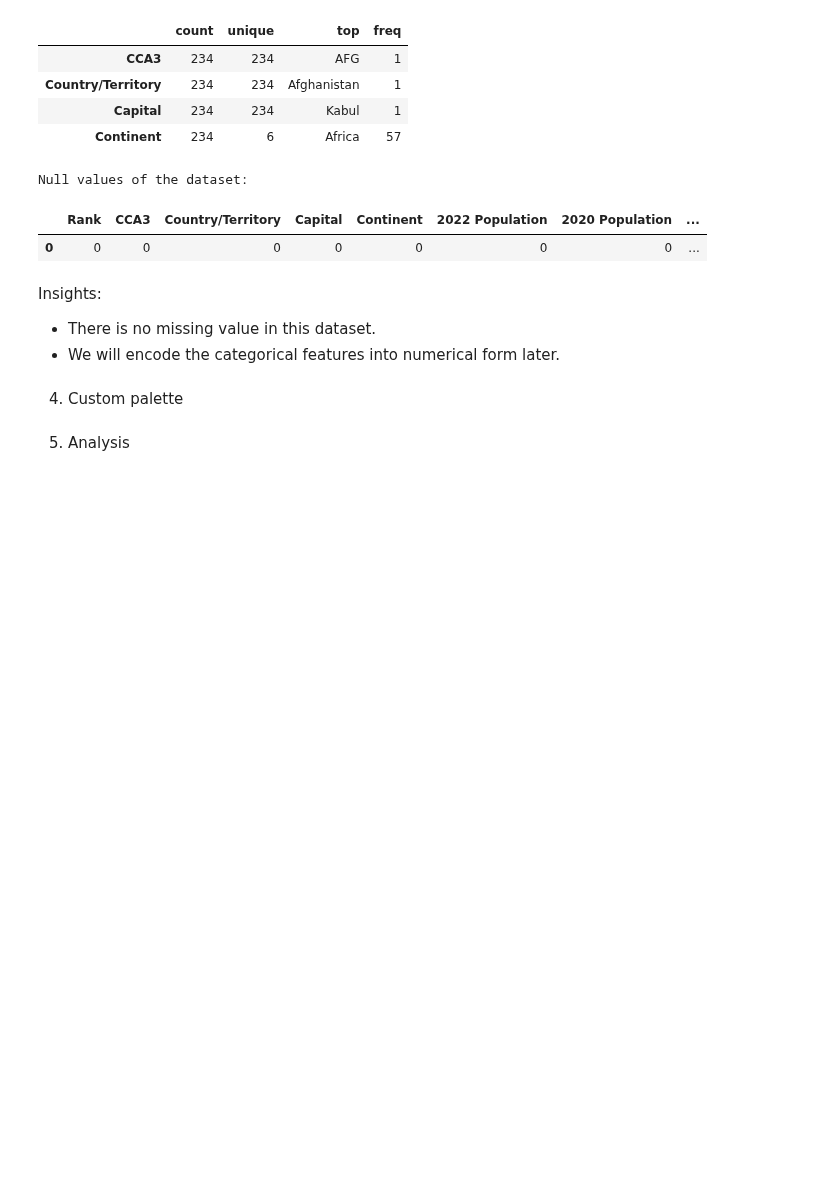
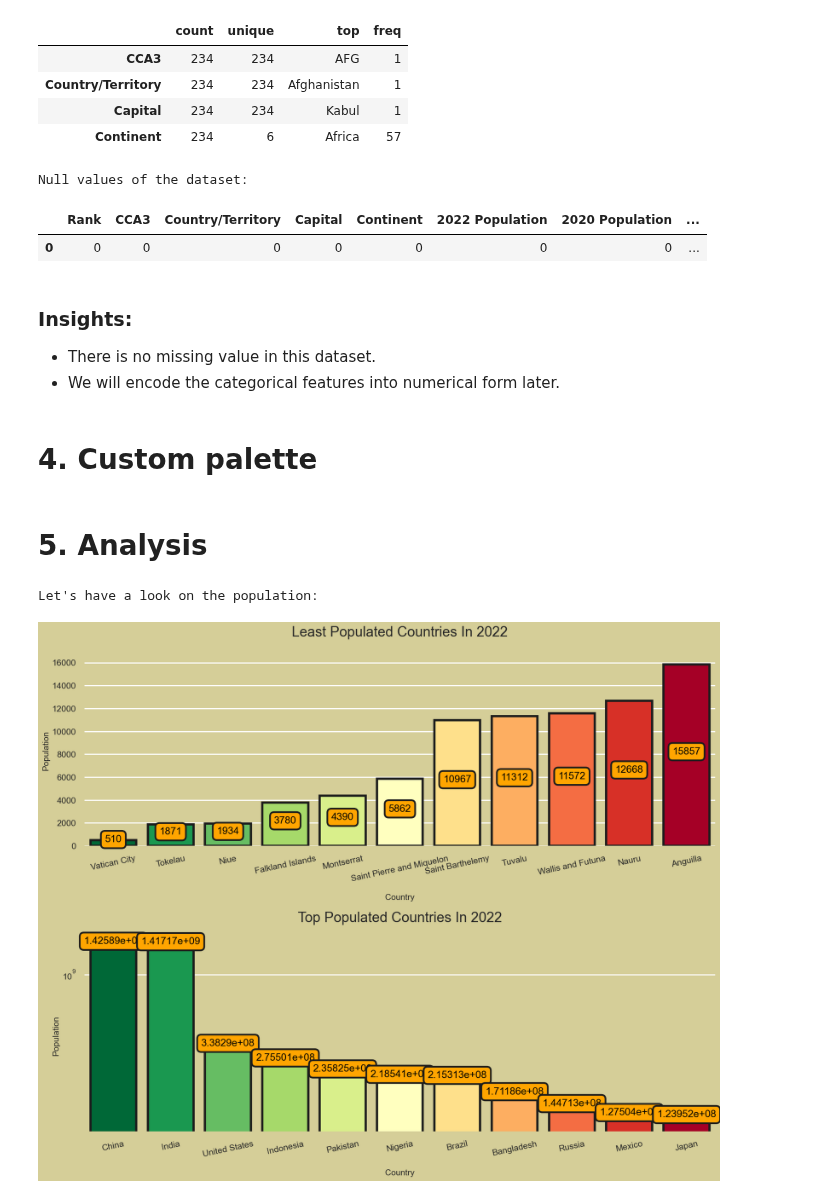
Before and after one commit to noahnoahnoahtran/EDA, a Jupyter notebook: 2_world_population/world_population.ipynb, the cells around one changed output. Saved outputs shown, nothing was run; the diff lists cells and outputs as text; code cells hidden in the pictures; blank space fills up the shorter version.

```diff
--- a/2_world_population/world_population.ipynb
+++ b/2_world_population/world_population.ipynb
@@ -81,11 +81,11 @@ Null values of the dataset:
 |  | Rank | CCA3 | Country/Territory | Capital | Continent | 2022 Population | 2020 Population | ... |
 | 0 | 0 | 0 | 0 | 0 | 0 | 0 | 0 | ... |
 # %% [markdown]
-Insights:
+### **Insights**:
 - There is no missing value in this dataset.
 - We will encode the categorical features into numerical form later.
 # %% [markdown]
-4. Custom palette
+# **4. Custom palette**
 # %%
 sns.set_style('white')
 sns.set(rc={'axes.facecolor': '#d5ce98', 'figure.facecolor': '#d5ce98'})
@@ -93,8 +93,34 @@ sns.set_context('poster', font_scale = .7)
 palette = ["#006837","#1A9850","#66BD63","#A6D96A","#D9EF8B","#FFFFBF","#FEE08B","#FDAE61","#F46D43","#D73027","#A50026"]
 palette_cmap = ["#A50026","#D73027","#F46D43","#FDAE61","#FEE08B","#FFFFBF","#D9EF8B","#A6D96A","#66BD63","#1A9850","#006837"]
 # %% [markdown]
-5. Analysis
+# **5. Analysis**
 # %%
 print(f"Let's have a look on the population:")
 _, axs = plt.subplots(2, 1, figsize = (20, 16))
-plt.tight_layout(pad = 7.0)
+plt.tight_layout(pad = 8.0)
+
+sns.barplot(x = df['Country/Territory'], y = df['2022 Population'], order = df.sort_values('2022 Population', ascending = True)['Country/Territory'][:11], ax = axs[0], palette = palette, saturation = 1, edgecolor = '#1c1c1c', linewidth = 4)
+axs[0].set_yscale('linear')
+axs[0].set_title('Least Populated Countries In 2022\n', fontsize = 25)
+axs[0].set_xlabel('\nCountry', fontsize = 15)
+axs[0].set_ylabel('Population', fontsize = 15)
+axs[0].set_xticklabels(axs[0].get_xticklabels(), rotation = 12)
+for container in axs[0].containers:
+    axs[0].bar_label(container, label_type = 'center', padding = 6, size = 18, color = 'black', rotation = 0,
+                     bbox = {'boxstyle': 'round', 'pad': 0.4, 'facecolor': 'orange', 'edgecolor': '#1c1c1c', 'linewidth': 3, 'alpha': 1})
+
+sns.barplot(x = df['Country/Territory'], y = df['2022 Population'], order = df.sort_values('2022 Population', ascending = False)['Country/Territory'][:11], ax = axs[1], palette = palette, saturation = 1, edgecolor = '#1c1c1c', linewidth = 4)
+axs[1].set_yscale('log')
+axs[1].set_title('Top Populated Countries In 2022\n', fontsize = 25)
+axs[1].set_xlabel('\nCountry', fontsize = 15)
+axs[1].set_ylabel('Population', fontsize = 15)
+axs[1].set_xticklabels(axs[1].get_xticklabels(), rotation = 12)
+for container in axs[1].containers:
+    axs[1].bar_label(container, label_type = 'edge', padding = 6, size = 18, color = 'black', rotation = 0,
+                     bbox = {'boxstyle': 'round', 'pad': 0.4, 'facecolor': 'orange', 'edgecolor': '#1c1c1c', 'linewidth': 3, 'alpha': 1})
+
+sns.despine(left = True, bottom = True)
+plt.show()
+# %% [output]
+Let's have a look on the population:
+[figure, added]
```
Also changed, not shown: parts of 7 cells of this notebook.
